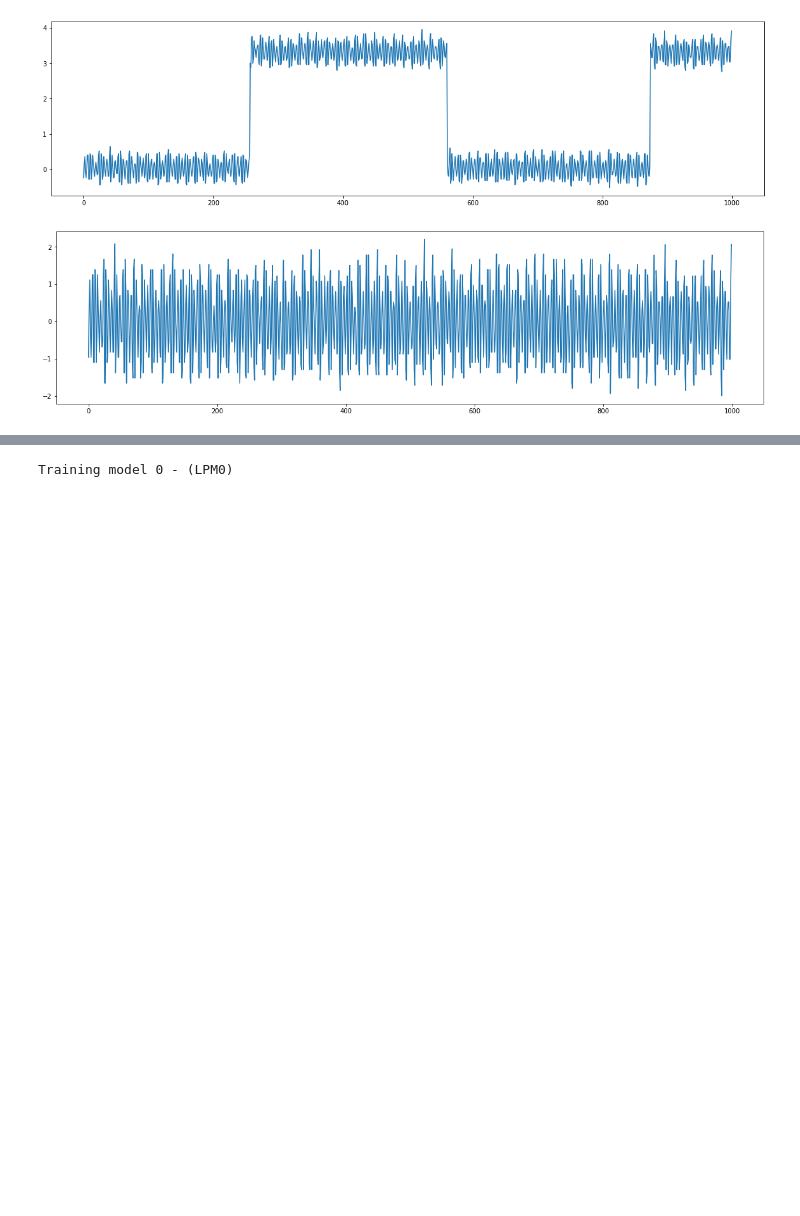
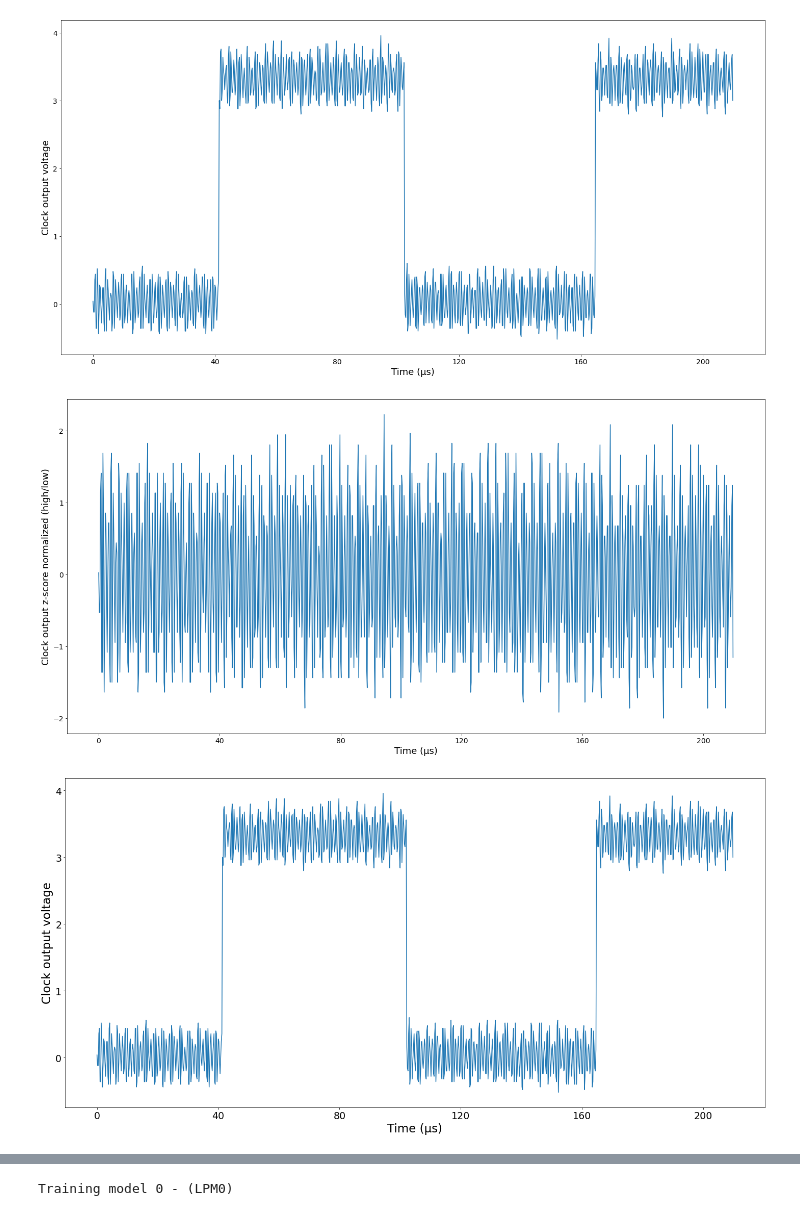
Before and after one commit to TrevorPeyton/RadiationML, a Jupyter notebook: RawDoseClassification.ipynb, the cells around one changed output, grey strips where cells are left out. Cells and saved outputs as stored; diff of their text form; code cells hidden in the pictures; blank space fills up the shorter version.

```diff
--- a/RawDoseClassification.ipynb
+++ b/RawDoseClassification.ipynb
@@ -25,16 +28,36 @@ def rolling_window(a, window):
 # %%
 
-s = slice(0, 1000)
-a = pd.read_csv("/Users/trevorpeyton/Downloads/Channel1/LPM0_Trial0.csv", usecols=[3, 4], names=["time", "v"]).v.to_numpy()[:1500]
-_=plt.figure(facecolor='white', figsize=(20, 5))
-plt.plot(a[s])
-plt.show()
-trial_copy = np.zeros(a.shape)
-trial_copy[a > 2] = (a[a > 2] - a[a > 2].mean()) / a[a > 2].std()
-trial_copy[a < 2] = (a[a < 2] - a[a < 2].mean()) / a[a < 2].std()
-_=plt.figure(facecolor='white', figsize=(20, 5))
-plt.plot(trial_copy[s])
-plt.show()
+s_min = 25
+s_max = 1100
+labels = 8
+axis_font_size = 18
+axis_tick_size = 14
+figsize = (20, 10)
+s = slice(s_min, s_max)
+a = pd.read_csv("/Users/trevorpeyton/Downloads/Channel1/LPM0_Trial0.csv", usecols=[3, 4], names=["time", "v"]).v.to_numpy()[s]
+for f_s in range(0, 25, 5):
+    _=plt.figure(facecolor='white', figsize=figsize)
+    plt.gca().get_xaxis().set_major_formatter(ticker.FuncFormatter(lambda x, p: format(int(x*.2), ',')))
+    plt.plot(a[s])
+    plt.ylabel("Clock output voltage", fontsize=axis_font_size+f_s)
+    plt.xlabel("Time (μs)", fontsize=axis_font_size+f_s)
+    plt.tick_params(axis='both', which='major', labelsize=axis_tick_size+f_s)
+    plt.tight_layout()
+    #plt.show()
+    plt.savefig(f'voltage_{f_s}.png')
+    trial_copy = np.zeros(a.shape)
+    trial_copy[a < 2] = (a[a < 2] - a[a < 2].mean()) / a[a < 2].std()
+    trial_copy[a > 2] = (a[a > 2] - a[a > 2].mean()) / a[a > 2].std()
+    _=plt.figure(facecolor='white', figsize=figsize)
+    plt.gca().get_xaxis().set_major_formatter(ticker.FuncFormatter(lambda x, p: format(int(x*.2), ',')))
+    plt.plot(trial_copy[s])
+    plt.ylabel("Clock output z-score normalized (high/low)", fontsize=28)
+    plt.xlabel("Time (μs)", fontsize=axis_font_size+f_s)
+    plt.tick_params(axis='both', which='major', labelsize=axis_tick_size+f_s)
+    plt.tight_layout()
+    #plt.show()
+    plt.savefig(f'normalized_{f_s}.png')
 # %% [output]
-[figure, old version]
+[figure, new version]
-[figure, old version]
+[figure, new version]
+[figure, added]
```
Also changed, not shown: parts of 4 cells of this notebook, 2 other files.
